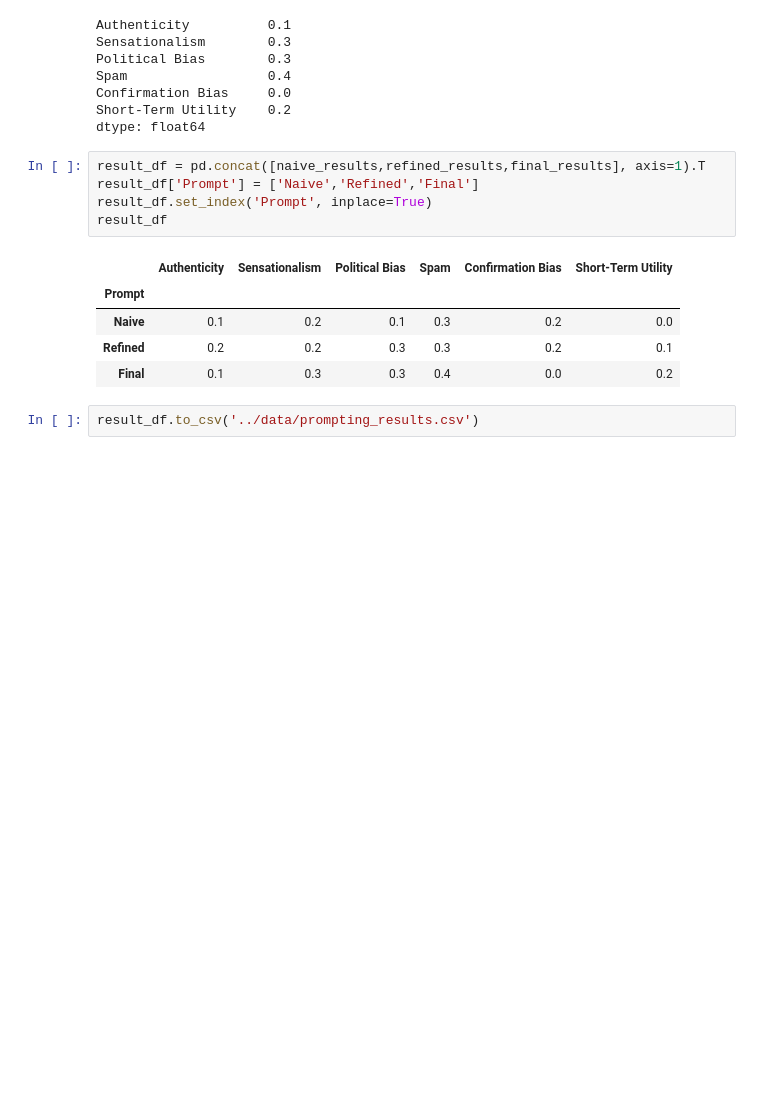
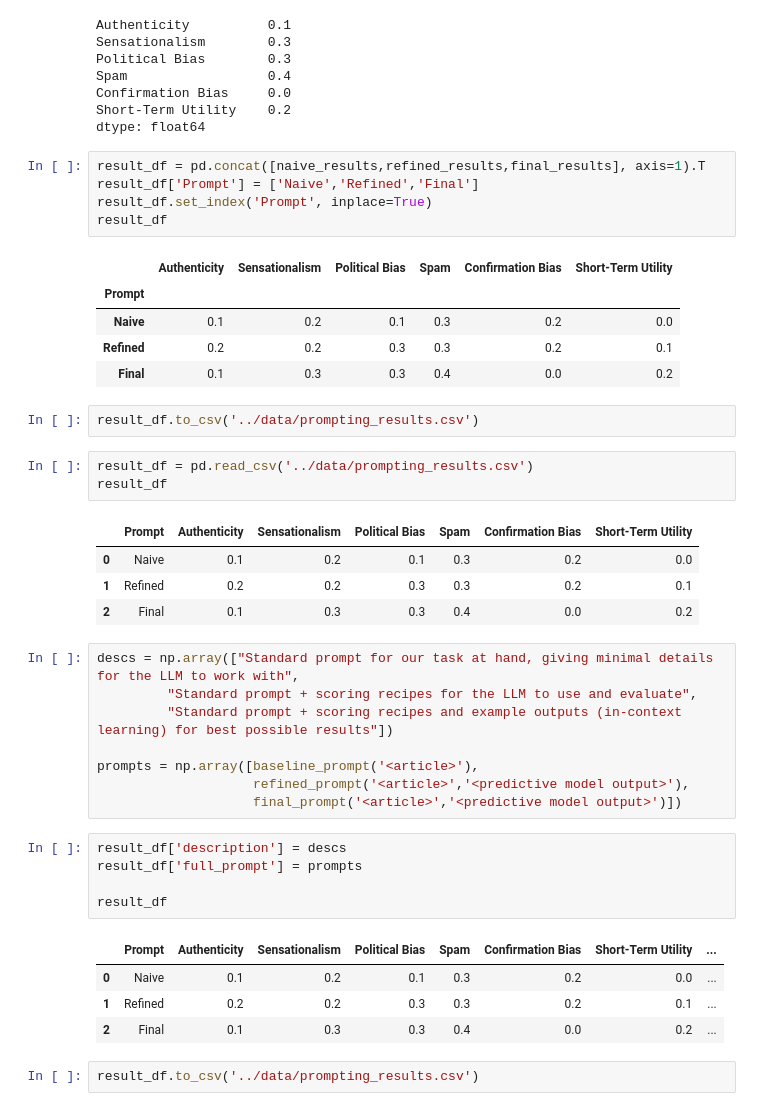
Before and after one commit to chriss-mo/ai4good, a Jupyter notebook: notebooks/prompt_evaluation.ipynb, the cells around one changed output. Saved outputs shown, nothing was run; the diff lists cells and outputs as text; blank space fills up the shorter version.

Commit message:
update frontend to include details about the prompts and their performance in tables

```diff
--- a/notebooks/prompt_evaluation.ipynb
+++ b/notebooks/prompt_evaluation.ipynb
@@ -543,3 +543,31 @@ result_df
 | Final | 0.1 | 0.3 | 0.3 | 0.4 | 0.0 | 0.2 |
 # %%
 result_df.to_csv('../data/prompting_results.csv')
+# %%
+result_df = pd.read_csv('../data/prompting_results.csv')
+result_df
+# %% [output]
+|  | Prompt | Authenticity | Sensationalism | Political Bias | Spam | Confirmation Bias | Short-Term Utility |
+| 0 | Naive | 0.1 | 0.2 | 0.1 | 0.3 | 0.2 | 0.0 |
+| 1 | Refined | 0.2 | 0.2 | 0.3 | 0.3 | 0.2 | 0.1 |
+| 2 | Final | 0.1 | 0.3 | 0.3 | 0.4 | 0.0 | 0.2 |
+# %%
+descs = np.array(["Standard prompt for our task at hand, giving minimal details for the LLM to work with",
+         "Standard prompt + scoring recipes for the LLM to use and evaluate",
+         "Standard prompt + scoring recipes and example outputs (in-context learning) for best possible results"])
+
+prompts = np.array([baseline_prompt('<article>'),
+                    refined_prompt('<article>','<predictive model output>'),
+                    final_prompt('<article>','<predictive model output>')])
+# %%
+result_df['description'] = descs
+result_df['full_prompt'] = prompts
+
+result_df
+# %% [output]
+|  | Prompt | Authenticity | Sensationalism | Political Bias | Spam | Confirmation Bias | Short-Term Utility | ... |
+| 0 | Naive | 0.1 | 0.2 | 0.1 | 0.3 | 0.2 | 0.0 | ... |
+| 1 | Refined | 0.2 | 0.2 | 0.3 | 0.3 | 0.2 | 0.1 | ... |
+| 2 | Final | 0.1 | 0.3 | 0.3 | 0.4 | 0.0 | 0.2 | ... |
+# %%
+result_df.to_csv('../data/prompting_results.csv')
```
Also changed, not shown: parts of 2 cells of this notebook, 2 other files.
